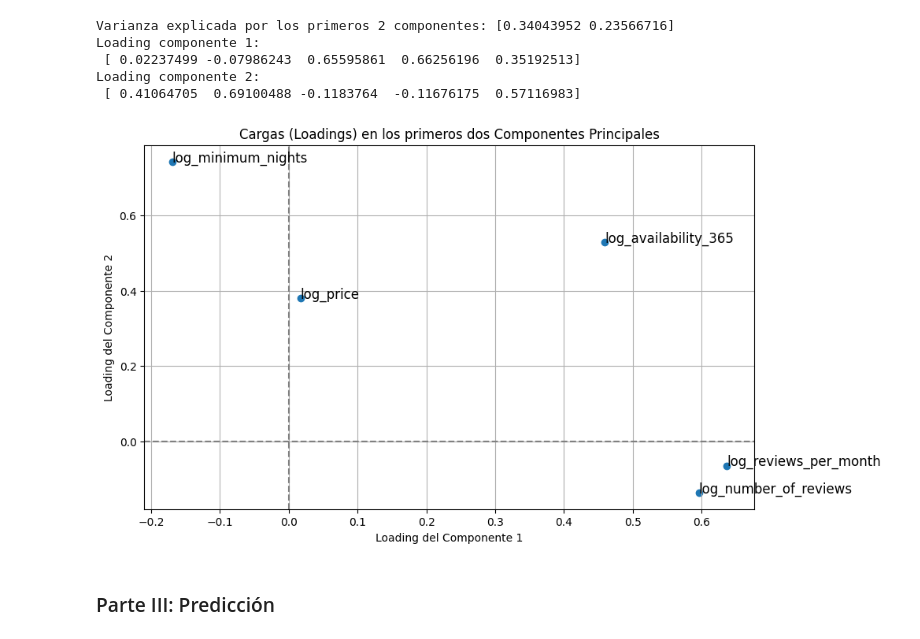
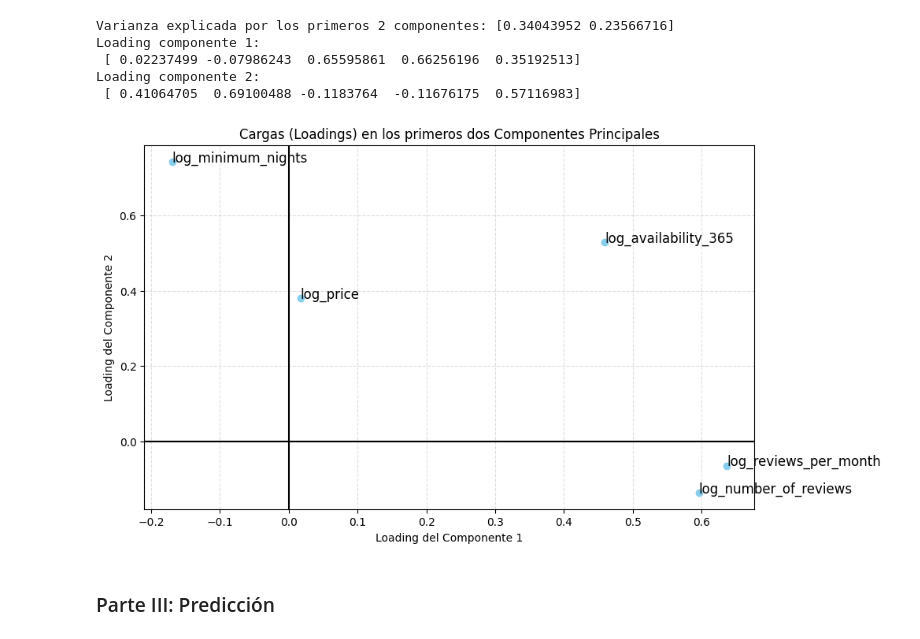
Before and after one commit to IaraWilliams/CC408-T2-2, a Jupyter notebook: TP2/TP2.ipynb, the cells around one changed output. Saved outputs shown, nothing was run; the diff lists cells and outputs as text; code cells hidden in the pictures.

```diff
--- a/TP2/TP2.ipynb
+++ b/TP2/TP2.ipynb
@@ -480,29 +484,30 @@ Loading componente 2:
 # %%
 #Graficamos los Loading en los diferentes componentes para ver que tanto explica cada componente de esa variable a simple vista
 loadings_comp1 = pca2.components_[0]  # Cargas del primer componente
 loadings_comp2 = pca2.components_[1]  # Cargas del segundo componente
 
 # Crear el gráfico de las cargas de los primeros dos componentes
 plt.figure(figsize=(10, 6))
-plt.scatter(loadings_comp1, loadings_comp2)
+plt.scatter(loadings_comp1, loadings_comp2, color='skyblue')
 
 etiquetas= ['Price', 'Minimum nights', 'Number of reviews', 'Reviews per month',
                         'Availability 365']
 # Añadir etiquetas para cada variable en el gráfico
 i=0
 for  var in var_numericas2:
     plt.text(loadings_comp1[i], loadings_comp2[i], var, fontsize=12)
     i+=1
 # Etiquetas de los ejes
 plt.xlabel('Loading del Componente 1')
 plt.ylabel('Loading del Componente 2')
 plt.title('Cargas (Loadings) en los primeros dos Componentes Principales')
-plt.grid()
-plt.axhline(0, color='gray', linestyle='--')
-plt.axvline(0, color='gray', linestyle='--')
+plt.grid(axis='y', alpha=0.4, linestyle='--')
+plt.grid(axis='x', alpha=0.4, linestyle='--')
+plt.axhline(0, color='black')
+plt.axvline(0, color='black')
 plt.show()
 # %% [output]
-[figure, old version]
+[figure, new version]
 # %% [markdown]
 ### Parte III: Predicción
 # %% [markdown]
```
Also changed, not shown: parts of 2 cells of this notebook.
